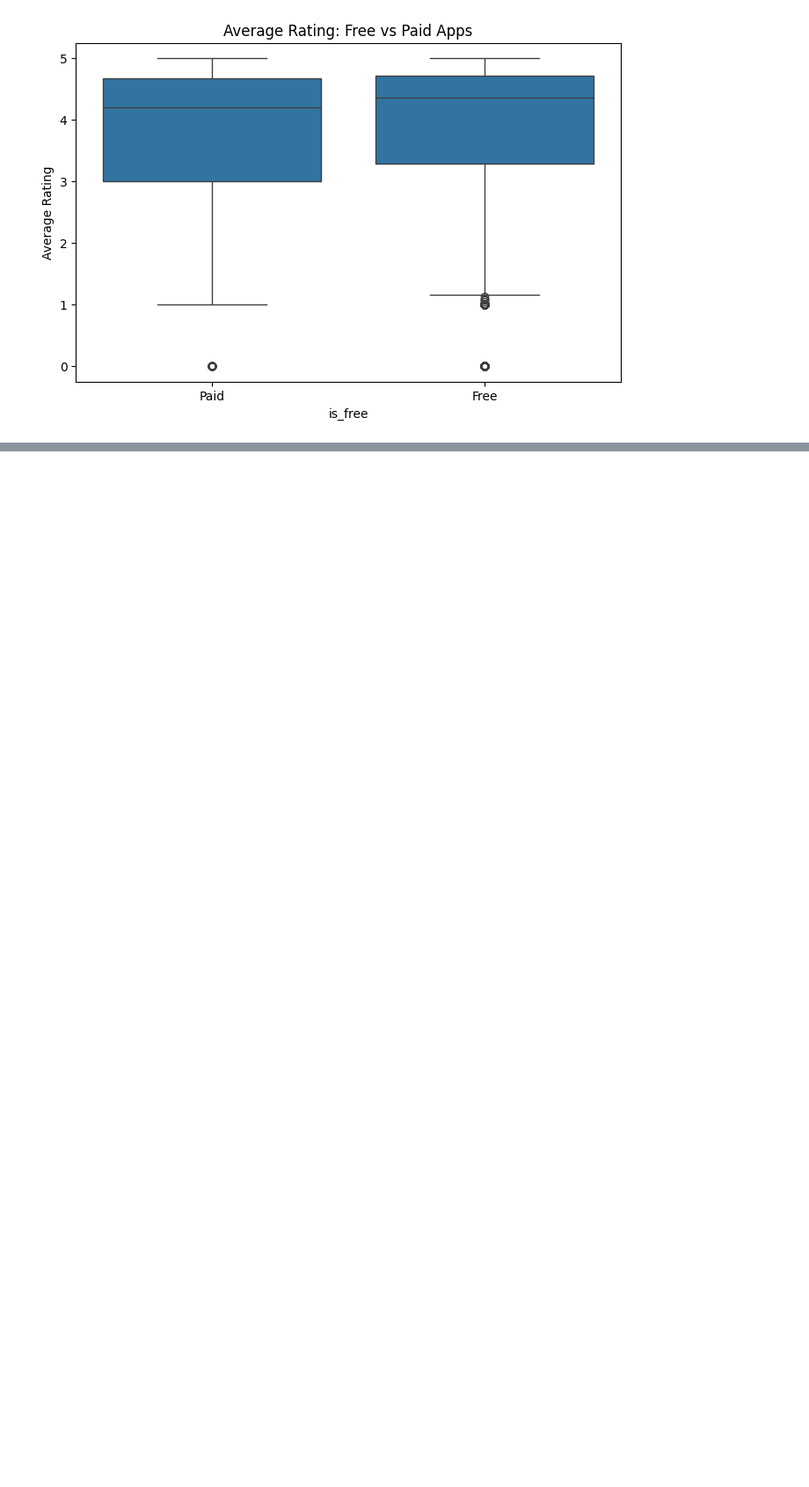
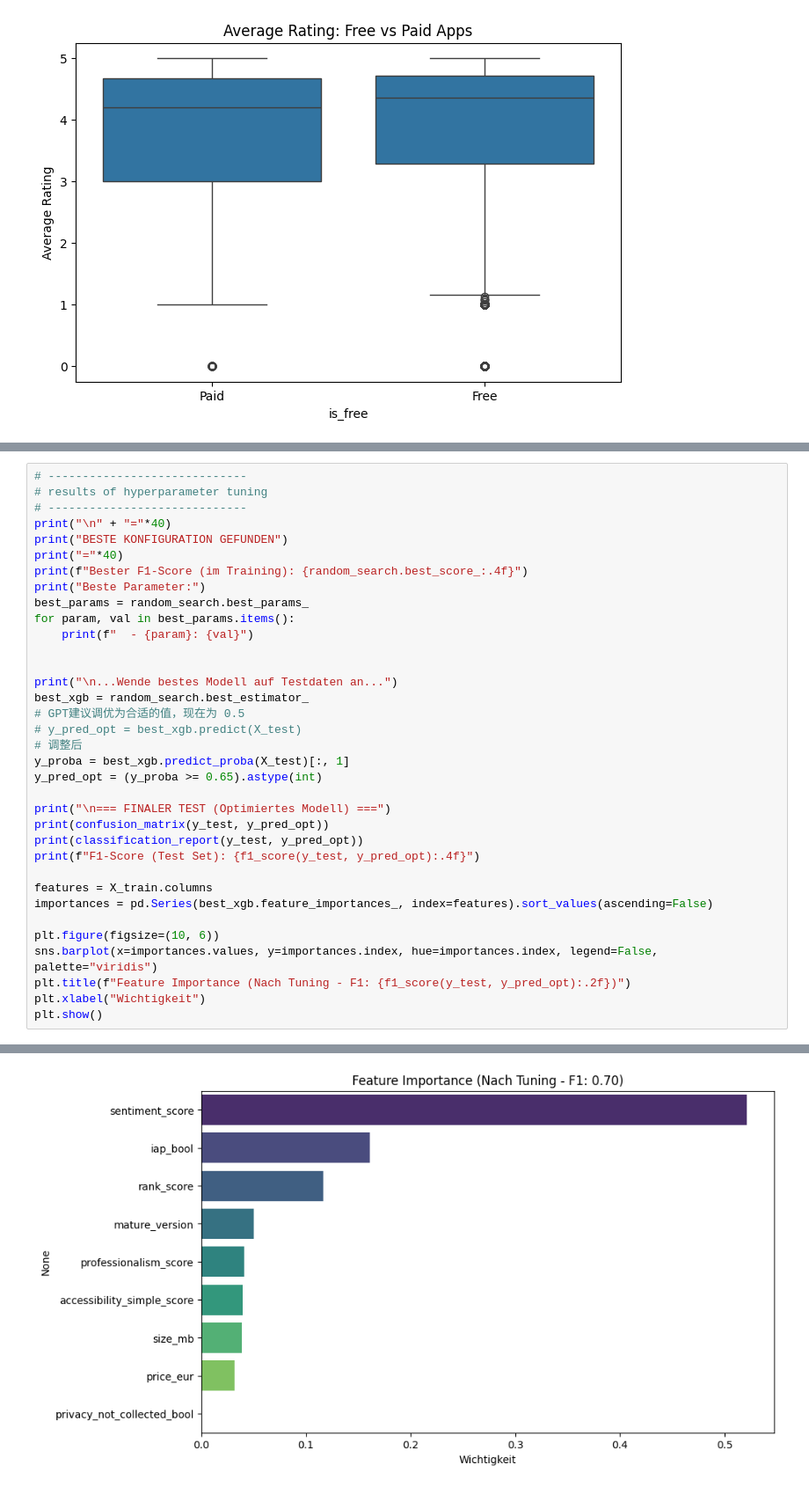
Before and after one commit to Miles-Zhu/AA-Group1, a Jupyter notebook: min.ipynb, the cells around one changed output, grey strips where cells are left out. Shown at 88% size. Saved outputs shown, nothing was run; the diff lists cells and outputs as text; blank space fills up the shorter version.

```diff
--- a/min.ipynb
+++ b/min.ipynb
@@ -605,0 +1058,36 @@ print("No. of remaining apps:", len(df_filtered), num_apps)
+# %%
+# -----------------------------
+# results of hyperparameter tuning
+# -----------------------------
+print("\n" + "="*40)
+print("BESTE KONFIGURATION GEFUNDEN")
+print("="*40)
+print(f"Bester F1-Score (im Training): {random_search.best_score_:.4f}")
+print("Beste Parameter:")
+best_params = random_search.best_params_
+for param, val in best_params.items():
+    print(f"  - {param}: {val}")
+
+
+print("\n...Wende bestes Modell auf Testdaten an...")
+best_xgb = random_search.best_estimator_
+# GPT建议调优为合适的值，现在为 0.5
+# y_pred_opt = best_xgb.predict(X_test)
+# 调整后
+y_proba = best_xgb.predict_proba(X_test)[:, 1]
+y_pred_opt = (y_proba >= 0.65).astype(int)
+
+print("\n=== FINALER TEST (Optimiertes Modell) ===")
+print(confusion_matrix(y_test, y_pred_opt))
+print(classification_report(y_test, y_pred_opt))
+print(f"F1-Score (Test Set): {f1_score(y_test, y_pred_opt):.4f}")
+
+features = X_train.columns
+importances = pd.Series(best_xgb.feature_importances_, index=features).sort_values(ascending=False)
+
+plt.figure(figsize=(10, 6))
+sns.barplot(x=importances.values, y=importances.index, hue=importances.index, legend=False, palette="viridis")
+plt.title(f"Feature Importance (Nach Tuning - F1: {f1_score(y_test, y_pred_opt):.2f})")
+plt.xlabel("Wichtigkeit")
+plt.show()
+# %% [output]
@@ -605,0 +1111 @@ print("No. of remaining apps:", len(df_filtered), num_apps)
+[figure, added]
```
Also changed, not shown: parts of 19 cells of this notebook, 1 other file.
